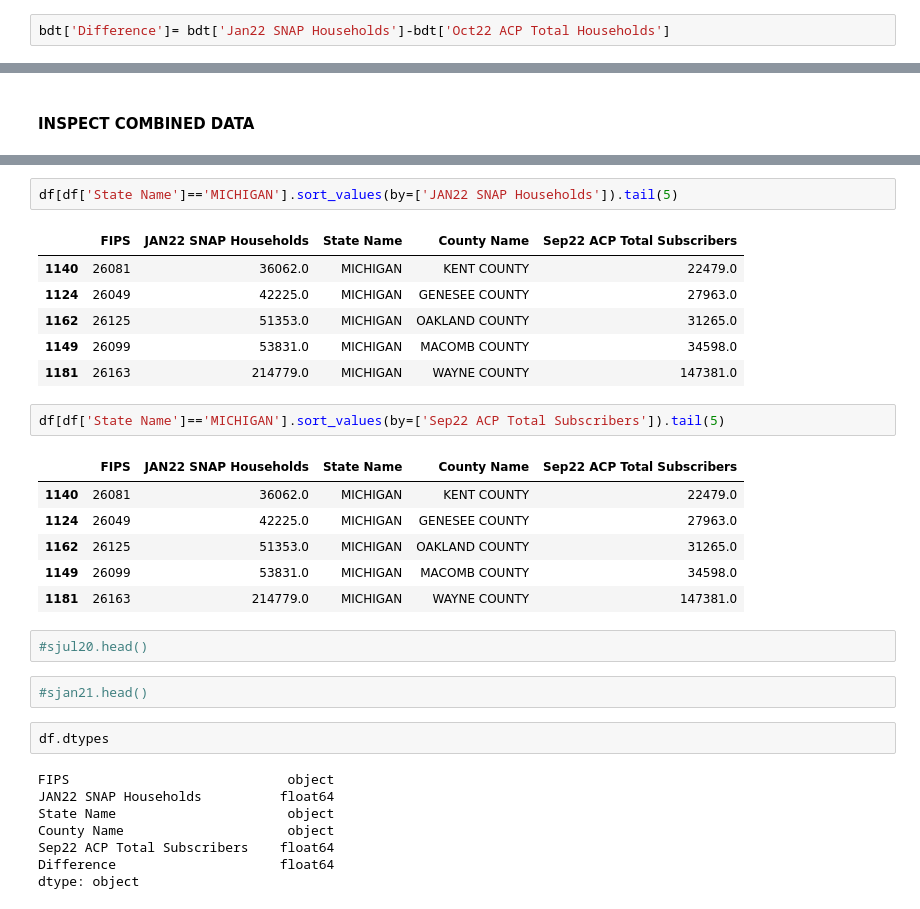
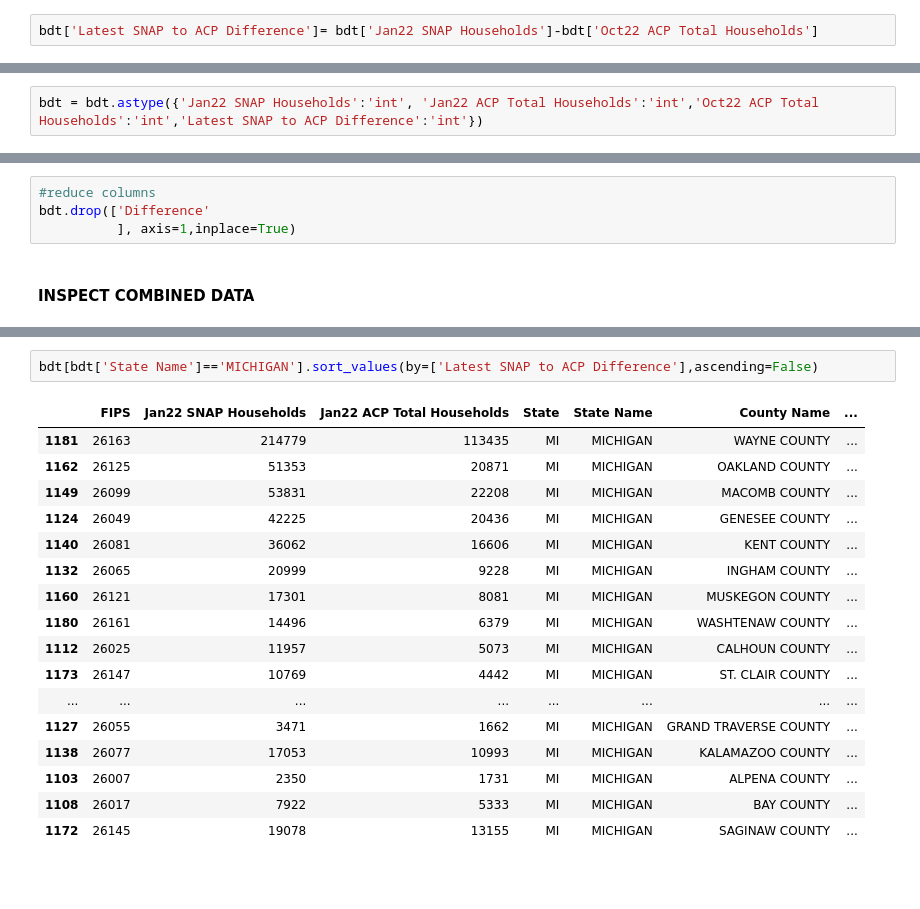
Before and after one commit to datakind/BDT_DataDive_Dec22, a Jupyter notebook: notebooks/BDT DataDive ACP vs SNAP Enrollment.ipynb, the cells around one changed output, grey strips where cells are left out. Cells and saved outputs as stored; diff of their text form; blank space fills up the shorter version.

Commit message:
State and County Analysis
Added comparisons for each BDT service state

```diff
--- a/notebooks/BDT DataDive ACP vs SNAP Enrollment.ipynb
+++ b/notebooks/BDT DataDive ACP vs SNAP Enrollment.ipynb
@@ -693,4 +693,4 @@ bdt[bdt.isnull().any(axis=1)]
 # %% [output]
 |  | FIPS | Jan22 SNAP Households | Jan22 ACP Total Households | State | State Name | County Name | ... |
 # %%
-bdt['Difference']= bdt['Jan22 SNAP Households']-bdt['Oct22 ACP Total Households']
+bdt['Latest SNAP to ACP Difference']= bdt['Jan22 SNAP Households']-bdt['Oct22 ACP Total Households']
@@ -696,0 +710,2 @@ bdt['Difference']= bdt['Jan22 SNAP Households']-bdt['Oct22 ACP Total Households'
+# %%
+bdt = bdt.astype({'Jan22 SNAP Households':'int', 'Jan22 ACP Total Households':'int','Oct22 ACP Total Households':'int','Latest SNAP to ACP Difference':'int'})
@@ -699,2 +729,6 @@ bdt.to_csv('../data-sources/acp/bdt.csv',index=False)
+# %%
+#reduce columns
+bdt.drop(['Difference'
+          ], axis=1,inplace=True)
 # %% [markdown]
 #### INSPECT COMBINED DATA
@@ -710,32 +795,20 @@ Name: Jan22 SNAP Households, dtype: float64
 # %%
-df[df['State Name']=='MICHIGAN'].sort_values(by=['JAN22 SNAP Households']).tail(5)
+bdt[bdt['State Name']=='MICHIGAN'].sort_values(by=['Latest SNAP to ACP Difference'],ascending=False)
 # %% [output]
-|  | FIPS | JAN22 SNAP Households | State Name | County Name | Sep22 ACP Total Subscribers |
-| 1140 | 26081 | 36062.0 | MICHIGAN | KENT COUNTY | 22479.0 |
-| 1124 | 26049 | 42225.0 | MICHIGAN | GENESEE COUNTY | 27963.0 |
-| 1162 | 26125 | 51353.0 | MICHIGAN | OAKLAND COUNTY | 31265.0 |
-| 1149 | 26099 | 53831.0 | MICHIGAN | MACOMB COUNTY | 34598.0 |
-| 1181 | 26163 | 214779.0 | MICHIGAN | WAYNE COUNTY | 147381.0 |
+|  | FIPS | Jan22 SNAP Households | Jan22 ACP Total Households | State | State Name | County Name | ... |
+| 1181 | 26163 | 214779 | 113435 | MI | MICHIGAN | WAYNE COUNTY | ... |
+| 1162 | 26125 | 51353 | 20871 | MI | MICHIGAN | OAKLAND COUNTY | ... |
+| 1149 | 26099 | 53831 | 22208 | MI | MICHIGAN | MACOMB COUNTY | ... |
+| 1124 | 26049 | 42225 | 20436 | MI | MICHIGAN | GENESEE COUNTY | ... |
+| 1140 | 26081 | 36062 | 16606 | MI | MICHIGAN | KENT COUNTY | ... |
+| 1132 | 26065 | 20999 | 9228 | MI | MICHIGAN | INGHAM COUNTY | ... |
+| 1160 | 26121 | 17301 | 8081 | MI | MICHIGAN | MUSKEGON COUNTY | ... |
+| 1180 | 26161 | 14496 | 6379 | MI | MICHIGAN | WASHTENAW COUNTY | ... |
+| 1112 | 26025 | 11957 | 5073 | MI | MICHIGAN | CALHOUN COUNTY | ... |
+| 1173 | 26147 | 10769 | 4442 | MI | MICHIGAN | ST. CLAIR COUNTY | ... |
+| ... | ... | ... | ... | ... | ... | ... | ... |
+| 1127 | 26055 | 3471 | 1662 | MI | MICHIGAN | GRAND TRAVERSE COUNTY | ... |
+| 1138 | 26077 | 17053 | 10993 | MI | MICHIGAN | KALAMAZOO COUNTY | ... |
+| 1103 | 26007 | 2350 | 1731 | MI | MICHIGAN | ALPENA COUNTY | ... |
+| 1108 | 26017 | 7922 | 5333 | MI | MICHIGAN | BAY COUNTY | ... |
+| 1172 | 26145 | 19078 | 13155 | MI | MICHIGAN | SAGINAW COUNTY | ... |
-# %%
-df[df['State Name']=='MICHIGAN'].sort_values(by=['Sep22 ACP Total Subscribers']).tail(5)
-# %% [output]
-|  | FIPS | JAN22 SNAP Households | State Name | County Name | Sep22 ACP Total Subscribers |
-| 1140 | 26081 | 36062.0 | MICHIGAN | KENT COUNTY | 22479.0 |
-| 1124 | 26049 | 42225.0 | MICHIGAN | GENESEE COUNTY | 27963.0 |
-| 1162 | 26125 | 51353.0 | MICHIGAN | OAKLAND COUNTY | 31265.0 |
-| 1149 | 26099 | 53831.0 | MICHIGAN | MACOMB COUNTY | 34598.0 |
-| 1181 | 26163 | 214779.0 | MICHIGAN | WAYNE COUNTY | 147381.0 |
-# %%
-#sjul20.head()
-# %%
-#sjan21.head()
-# %%
-df.dtypes
-# %% [output]
-FIPS                            object
-JAN22 SNAP Households          float64
-State Name                      object
-County Name                     object
-Sep22 ACP Total Subscribers    float64
-Difference                     float64
-dtype: object
```
Also changed, not shown: parts of 18 cells of this notebook, 1 other file.
